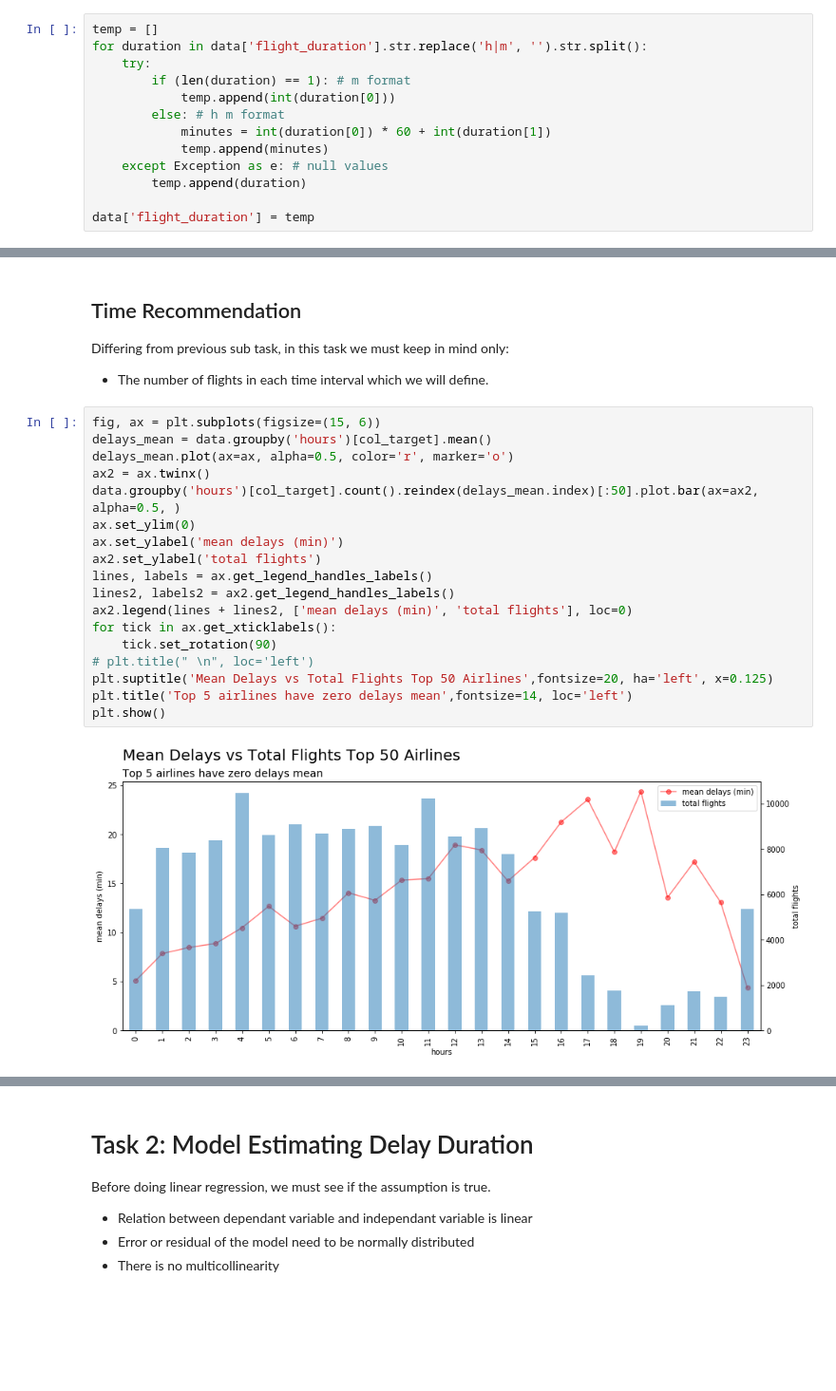
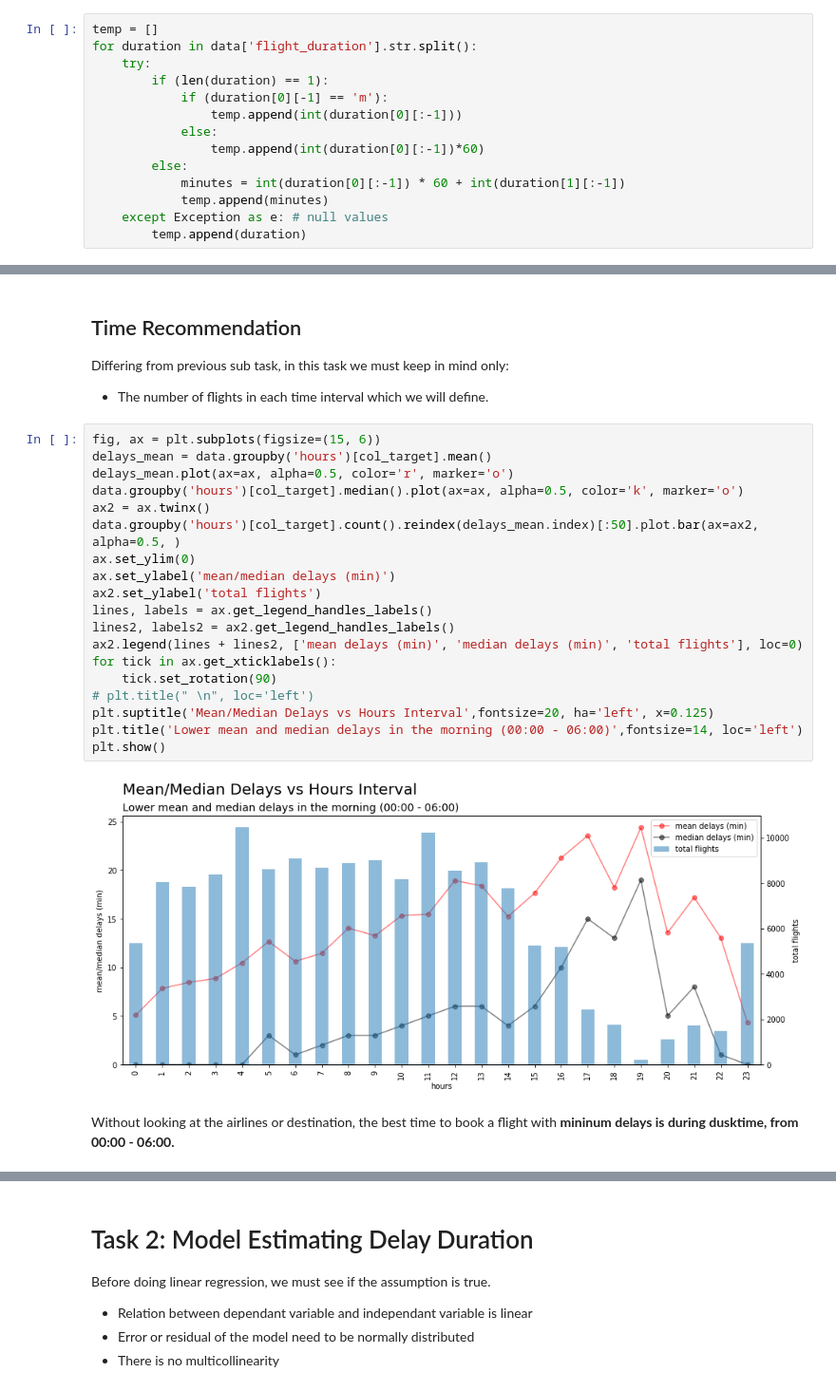
Before and after one commit to gunawanlg/iykra, a Jupyter notebook: Practice Case 04 - Foundation of Machine Learning.ipynb, the cells around one changed output, grey strips where cells are left out. Shown at 95% size. Drawn from its saved outputs; the diff is of its cells as text; blank space fills up the shorter version.

Commit message:
first iteration, basic time feature engineering

```diff
--- a/Practice Case 04 - Foundation of Machine Learning.ipynb
+++ b/Practice Case 04 - Foundation of Machine Learning.ipynb
@@ -139,14 +139,15 @@ data['is_daytime'] = ((data[col_date].dt.hour >= 6) & (data[col_date].dt.hour <
 Deal with attributes stored in string but actually is numerical.
 # %%
 temp = []
-for duration in data['flight_duration'].str.replace('h|m', '').str.split():
+for duration in data['flight_duration'].str.split():
     try:
-        if (len(duration) == 1): # m format
-            temp.append(int(duration[0]))
-        else: # h m format
-            minutes = int(duration[0]) * 60 + int(duration[1])
+        if (len(duration) == 1):
+            if (duration[0][-1] == 'm'):
+                temp.append(int(duration[0][:-1]))
+            else:
+                temp.append(int(duration[0][:-1])*60)
+        else:
+            minutes = int(duration[0][:-1]) * 60 + int(duration[1][:-1])
             temp.append(minutes)
     except Exception as e: # null values
         temp.append(duration)
-
-data['flight_duration'] = temp
@@ -361,20 +368,23 @@ Differing from previous sub task, in this task we must keep in mind only:
 # %%
 fig, ax = plt.subplots(figsize=(15, 6))
 delays_mean = data.groupby('hours')[col_target].mean()
 delays_mean.plot(ax=ax, alpha=0.5, color='r', marker='o')
+data.groupby('hours')[col_target].median().plot(ax=ax, alpha=0.5, color='k', marker='o')
 ax2 = ax.twinx()
 data.groupby('hours')[col_target].count().reindex(delays_mean.index)[:50].plot.bar(ax=ax2, alpha=0.5, )
 ax.set_ylim(0)
-ax.set_ylabel('mean delays (min)')
+ax.set_ylabel('mean/median delays (min)')
 ax2.set_ylabel('total flights')
 lines, labels = ax.get_legend_handles_labels()
 lines2, labels2 = ax2.get_legend_handles_labels()
-ax2.legend(lines + lines2, ['mean delays (min)', 'total flights'], loc=0)
+ax2.legend(lines + lines2, ['mean delays (min)', 'median delays (min)', 'total flights'], loc=0)
 for tick in ax.get_xticklabels():
     tick.set_rotation(90)
 # plt.title(" \n", loc='left')
-plt.suptitle('Mean Delays vs Total Flights Top 50 Airlines',fontsize=20, ha='left', x=0.125)
-plt.title('Top 5 airlines have zero delays mean',fontsize=14, loc='left')
+plt.suptitle('Mean/Median Delays vs Hours Interval',fontsize=20, ha='left', x=0.125)
+plt.title('Lower mean and median delays in the morning (00:00 - 06:00)',fontsize=14, loc='left')
 plt.show()
 # %% [output]
-[figure, old version]
+[figure, new version]
+# %% [markdown]
+Without looking at the airlines or destination, the best time to book a flight with **mininum delays is during dusktime, from 00:00 - 06:00.**
```
Also changed, not shown: parts of 27 cells of this notebook, 1 other file.
